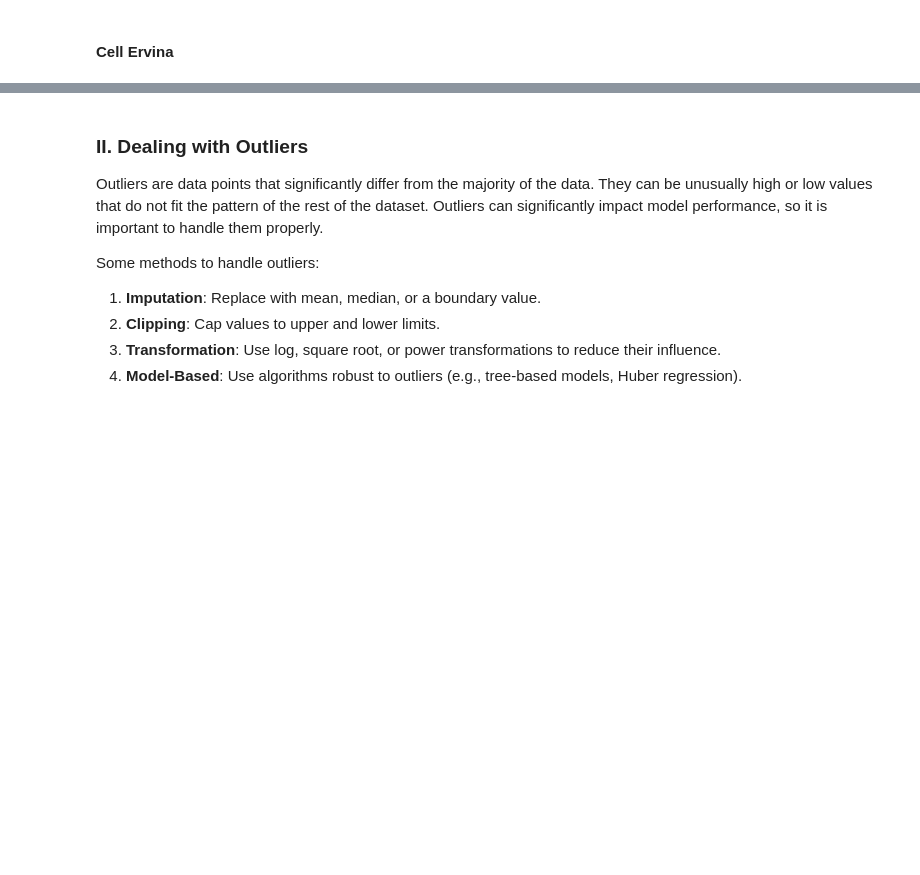
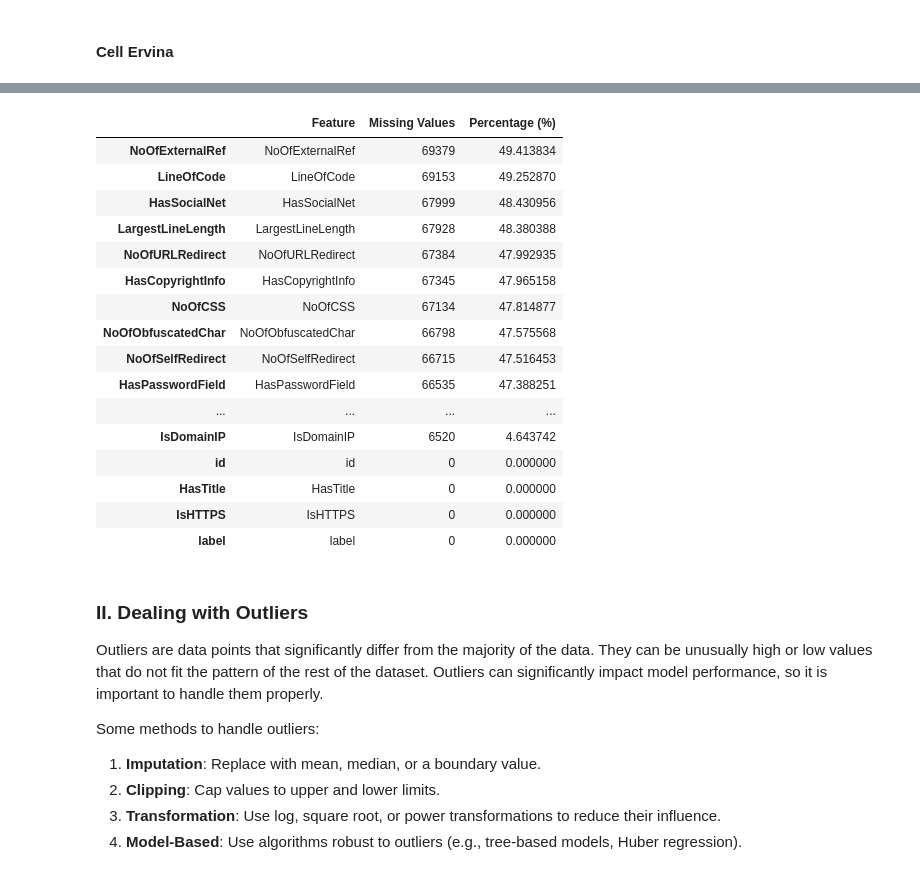
Before and after one commit to IlllIllIIIlIlIll/Traienta_IF3070, a Jupyter notebook: src/public/Tubes2_Kelompok30.ipynb, the cells around one changed output, grey strips where cells are left out. Cells and saved outputs as stored; diff of their text form; code cells hidden in the pictures; blank space fills up the shorter version.

Commit message:
IsHTTPS and HasTitle

```diff
--- a/src/public/Tubes2_Kelompok30.ipynb
+++ b/src/public/Tubes2_Kelompok30.ipynb
@@ -862,3 +865,20 @@ print("\nImputed DataFrame Differing Rows:")
 print(imputed_differing)
 # %% [markdown]
 #### Cell Ervina
+# %%
+def fill_missing_isHTTPS(df):
+    df['IsHTTPS'] = df['URL'].apply(lambda x: 1 if isinstance(x, str) and x.startswith('https') else 0)
+    display(df[['URL', 'IsHTTPS']])
+    return df
+
+def fill_missing_hasTitle(df):
+    df['HasTitle'] = df.apply(
+    lambda row: 0 if pd.isna(row['HasTitle']) and pd.isna(row['Title'])
+    else (1 if pd.isna(row['HasTitle']) and not pd.isna(row['Title']) else row['HasTitle']), axis=1)
+    display(df[['Title', 'HasTitle']])
+    return df
+# %%
+# Fill missing isHTTPS according to URL
+train_set = fill_missing_isHTTPS(train_set)
+
+missing_data_summary(train_set[['IsHTTPS']])
@@ -864,0 +901,5 @@ print(imputed_differing)
+# %%
+# Fill missing HasTitle according to Title
+train_set = fill_missing_hasTitle(train_set)
+
+missing_data_summary(train_set[['HasTitle']])
@@ -865,3 +922,23 @@ print(imputed_differing)
+# %%
+missing_data_summary(train_set)
+# %% [output]
+|  | Feature | Missing Values | Percentage (%) |
+| NoOfExternalRef | NoOfExternalRef | 69379 | 49.413834 |
+| LineOfCode | LineOfCode | 69153 | 49.252870 |
+| HasSocialNet | HasSocialNet | 67999 | 48.430956 |
+| LargestLineLength | LargestLineLength | 67928 | 48.380388 |
+| NoOfURLRedirect | NoOfURLRedirect | 67384 | 47.992935 |
+| HasCopyrightInfo | HasCopyrightInfo | 67345 | 47.965158 |
+| NoOfCSS | NoOfCSS | 67134 | 47.814877 |
+| NoOfObfuscatedChar | NoOfObfuscatedChar | 66798 | 47.575568 |
+| NoOfSelfRedirect | NoOfSelfRedirect | 66715 | 47.516453 |
+| HasPasswordField | HasPasswordField | 66535 | 47.388251 |
+| ... | ... | ... | ... |
+| IsDomainIP | IsDomainIP | 6520 | 4.643742 |
+| id | id | 0 | 0.000000 |
+| HasTitle | HasTitle | 0 | 0.000000 |
+| IsHTTPS | IsHTTPS | 0 | 0.000000 |
+| label | label | 0 | 0.000000 |
 # %% [markdown]
 ### II. Dealing with Outliers
 
```
Also changed, not shown: parts of 7 cells of this notebook.
